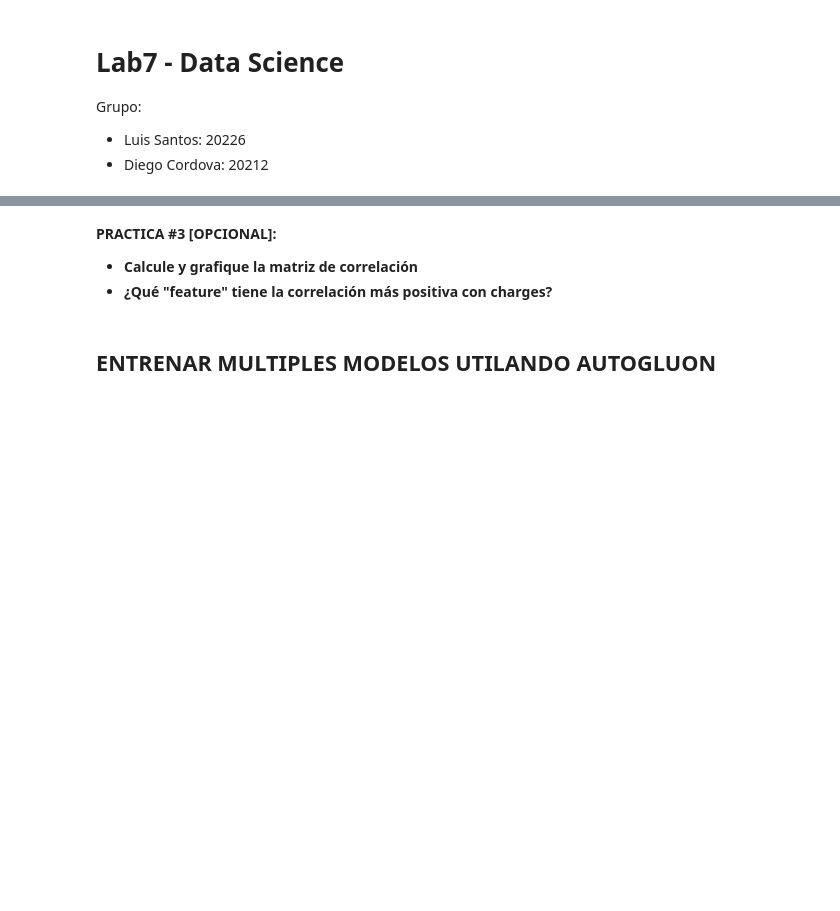
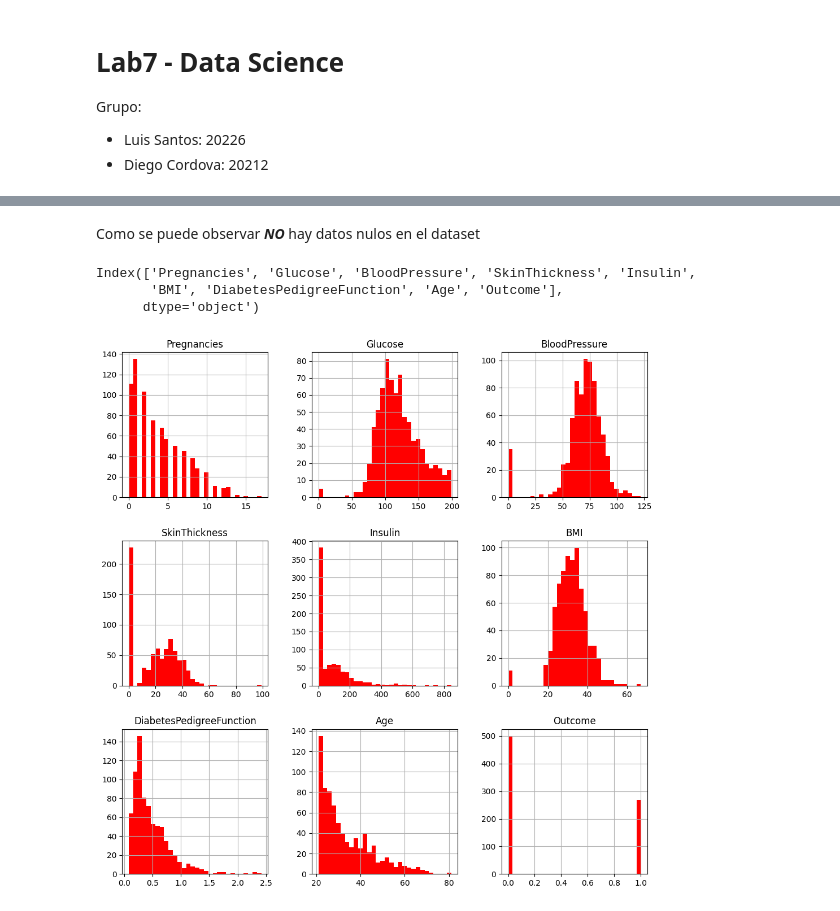
Before and after one commit to Diego-CB/Lab7-DS, a Jupyter notebook: Lab7.ipynb, the cells around one changed output, grey strips where cells are left out. Drawn from its saved outputs; the diff is of its cells as text; code cells hidden in the pictures; blank space fills up the shorter version.

```diff
--- a/Lab7.ipynb
+++ b/Lab7.ipynb
@@ -78,0 +44,6 @@ seguros.isnull().sum()
+# %%
+url = 'https://drive.google.com/uc?id=1qD53MCOt9OFldZwmqi0SJaMOibejB9lf'
+data = pd.read_csv(url)
+
+data
+data.info()
@@ -79,2 +112,14 @@ seguros.isnull().sum()
+# %% [markdown]
+Como se puede observar ***NO*** hay datos nulos en el dataset
+# %%
+data.columns
+# %% [output]
+Index(['Pregnancies', 'Glucose', 'BloodPressure', 'SkinThickness', 'Insulin',
+       'BMI', 'DiabetesPedigreeFunction', 'Age', 'Outcome'],
+      dtype='object')
 # %%
-seguros[['age', 'sex', 'bmi', 'children', 'smoker', 'charges']].hist(bins = 30, figsize = (12, 12), color = 'r');
+data[['Pregnancies', 'Glucose', 'BloodPressure', 'SkinThickness', 'Insulin',
+       'BMI', 'DiabetesPedigreeFunction', 'Age', 'Outcome']
+].hist(bins = 30, figsize = (12, 12), color = 'r');
+# %% [output]
+[figure, added]
@@ -93,6 +125,0 @@ plt.show()
-# %% [markdown]
-**PRACTICA #3 [OPCIONAL]:**
- - **Calcule y grafique la matriz de correlación**
- - **¿Qué "feature" tiene la correlación más positiva con charges?**
-# %% [markdown]
-## ENTRENAR MULTIPLES MODELOS UTILANDO AUTOGLUON
```
Also changed, not shown: parts of 50 cells of this notebook.
